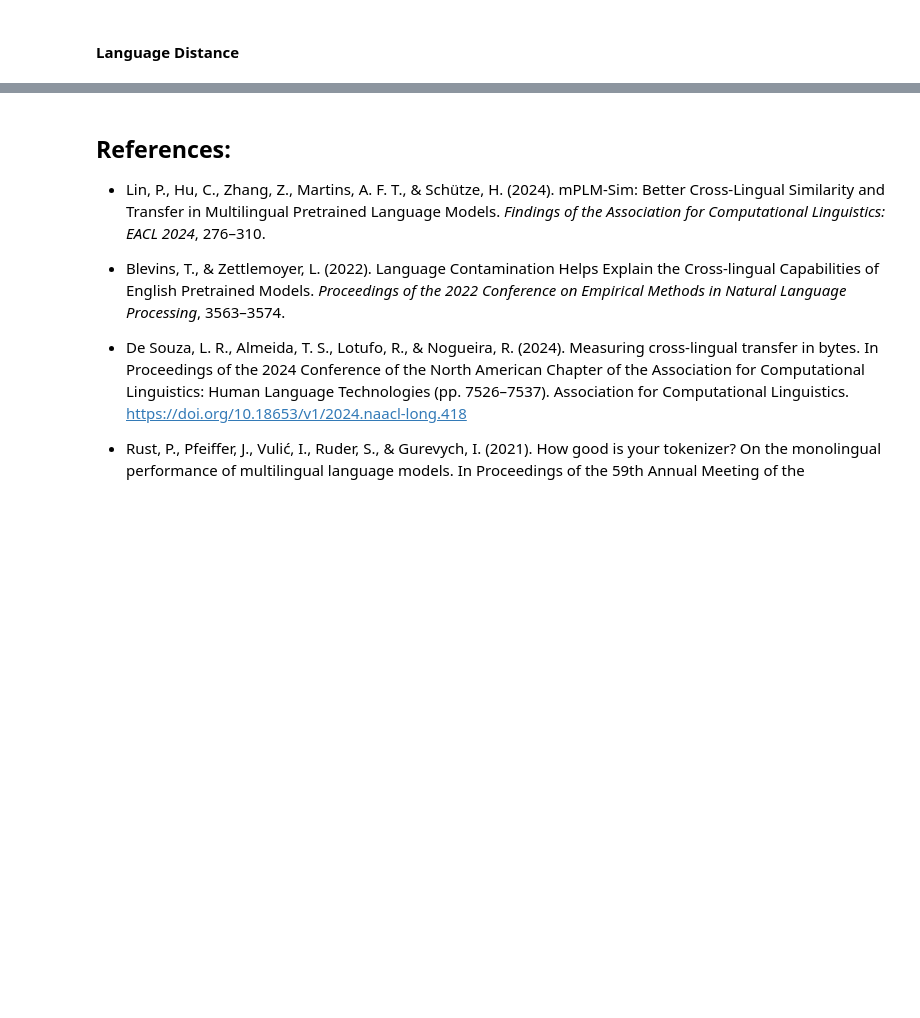
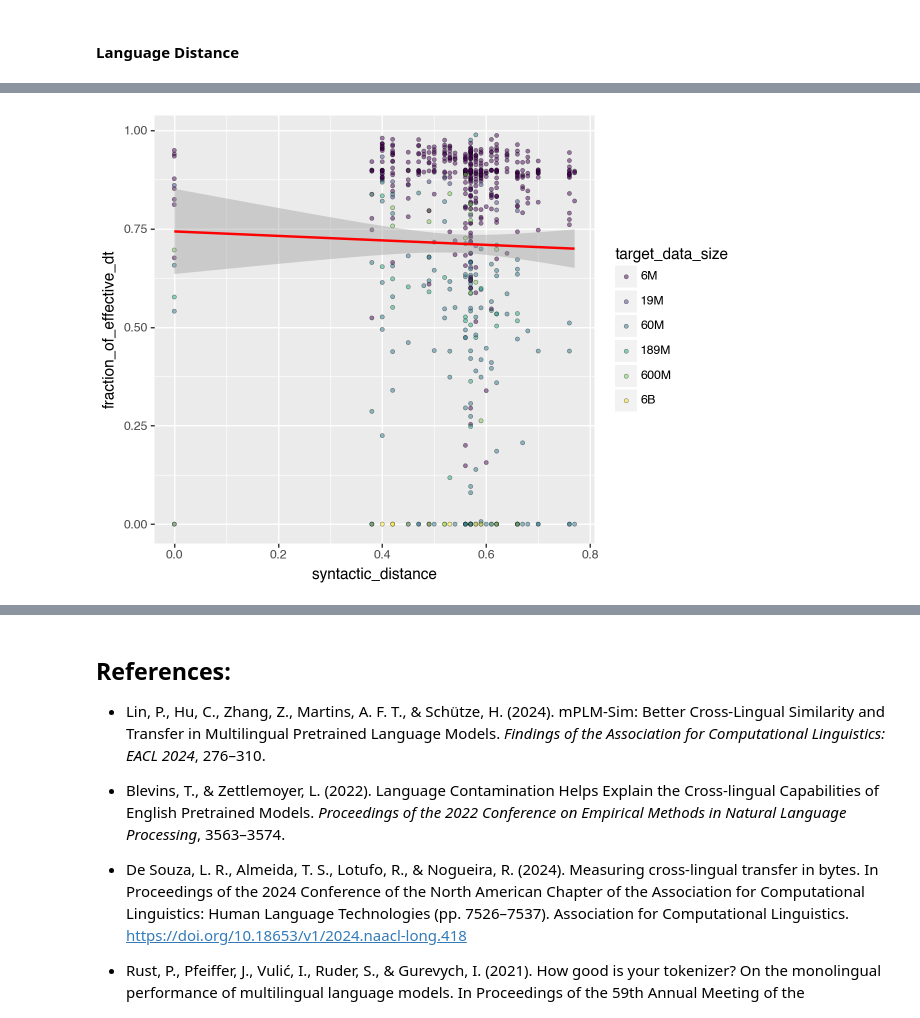
Before and after one commit to lersouza/language-transfer, a Jupyter notebook: notebooks/Data Transfer Exploration.ipynb, the cells around one changed output, grey strips where cells are left out. Saved outputs shown, nothing was run; the diff lists cells and outputs as text; code cells hidden in the pictures; blank space fills up the shorter version.

```diff
--- a/notebooks/Data Transfer Exploration.ipynb
+++ b/notebooks/Data Transfer Exploration.ipynb
@@ -653,9 +650,6 @@ Per the results, we observe the the correlation between language contamination a
 # %% [markdown]
 #### Language Distance
 # %%
-from patchworklib import wrap_plots
-
-
 syntactic_plot = (
     ggplot(dataset)
     + aes(x="syntactic_distance", y="fraction_of_effective_dt")
@@ -666,11 +660,11 @@ syntactic_plot = (
 
 geographic_plot = (
     ggplot(dataset)
-    + aes(x="geographical_distance", y="fraction_of_effective_dt")
+    + aes(x="geographic_distance", y="fraction_of_effective_dt")
     + geom_point(aes(fill="target_data_size"), stroke=0.2, alpha=0.5)
     + stat_smooth(method='lm', color='red')
 
 )
 
-wrap_plots([syntactic_plot, geographic_plot], ncols=2)
+syntactic_plot
 # %% [output]
@@ -677,0 +671 @@ ImportError: cannot import name 'wrap_plots' from 'patchworklib' (/Users/leandro
+[figure, added]
```
Also changed, not shown: parts of 20 cells of this notebook.
